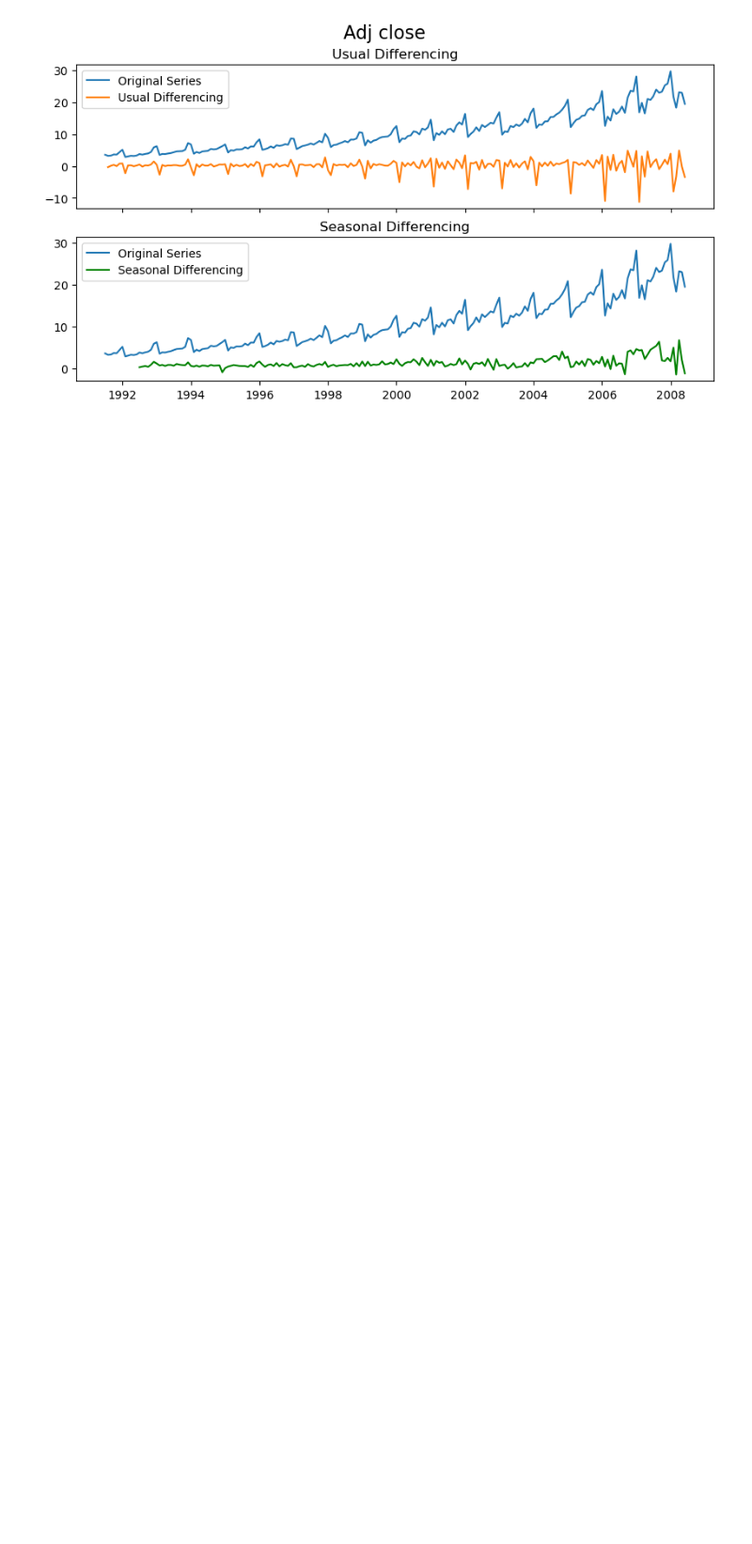
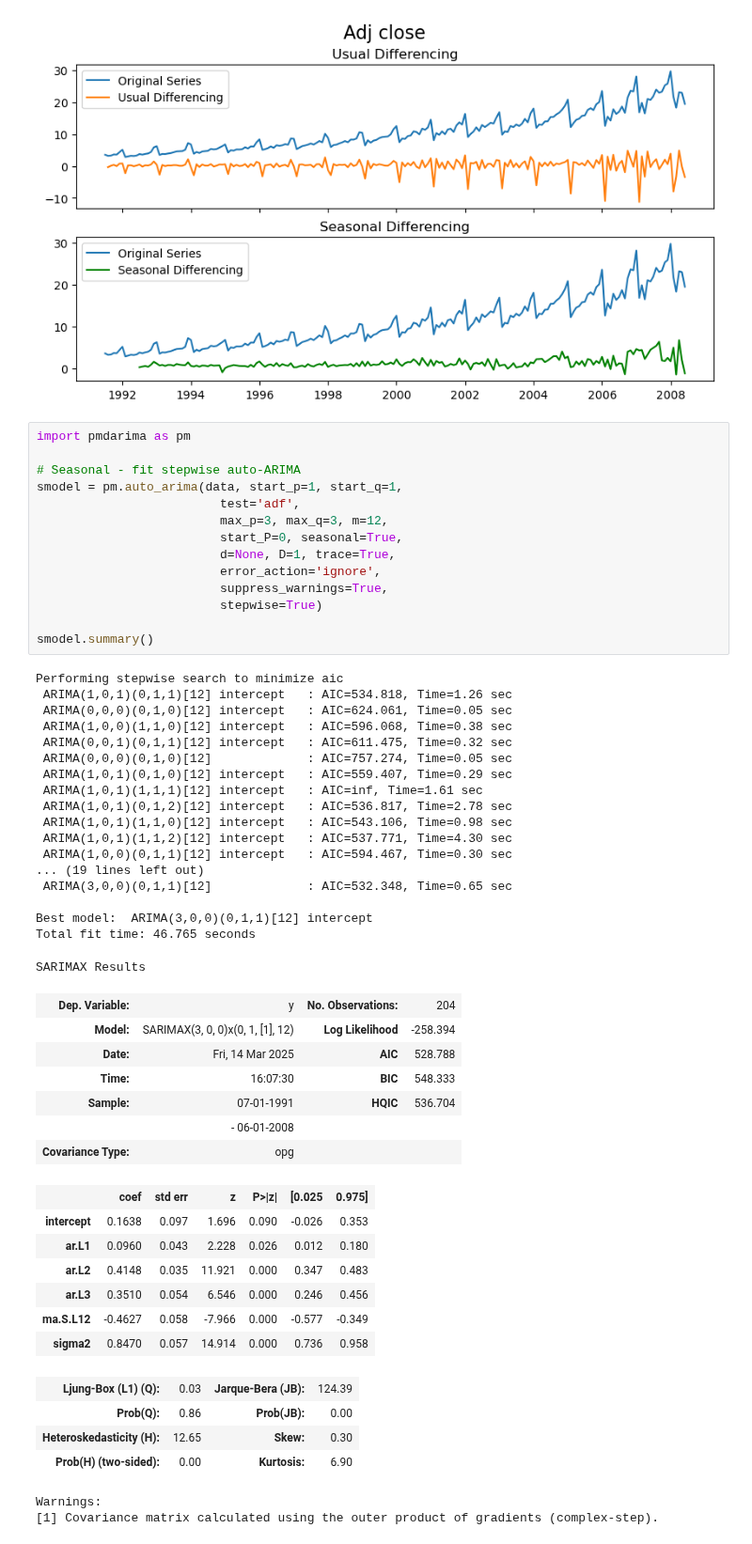
Before and after one commit to RINKURAPHY/Time-Series-analysis, a Jupyter notebook: ARIMA/ARIMA.ipynb, the cells around one changed output. Shown at 94% size. Drawn from its saved outputs; the diff is of its cells as text; blank space fills up the shorter version.

```diff
--- a/ARIMA/ARIMA.ipynb
+++ b/ARIMA/ARIMA.ipynb
@@ -337,3 +337,56 @@ plt.suptitle('Adj close', fontsize=16)
 plt.show()
 # %% [output]
 [figure]
+# %%
+import pmdarima as pm
+
+# Seasonal - fit stepwise auto-ARIMA
+smodel = pm.auto_arima(data, start_p=1, start_q=1,
+                         test='adf',
+                         max_p=3, max_q=3, m=12,
+                         start_P=0, seasonal=True,
+                         d=None, D=1, trace=True,
+                         error_action='ignore',
+                         suppress_warnings=True,
+                         stepwise=True)
+
+smodel.summary()
+# %% [output]
+Performing stepwise search to minimize aic
+ ARIMA(1,0,1)(0,1,1)[12] intercept   : AIC=534.818, Time=1.26 sec
+ ARIMA(0,0,0)(0,1,0)[12] intercept   : AIC=624.061, Time=0.05 sec
+ ARIMA(1,0,0)(1,1,0)[12] intercept   : AIC=596.068, Time=0.38 sec
+ ARIMA(0,0,1)(0,1,1)[12] intercept   : AIC=611.475, Time=0.32 sec
+ ARIMA(0,0,0)(0,1,0)[12]             : AIC=757.274, Time=0.05 sec
+ ARIMA(1,0,1)(0,1,0)[12] intercept   : AIC=559.407, Time=0.29 sec
+ ARIMA(1,0,1)(1,1,1)[12] intercept   : AIC=inf, Time=1.61 sec
+ ARIMA(1,0,1)(0,1,2)[12] intercept   : AIC=536.817, Time=2.78 sec
+ ARIMA(1,0,1)(1,1,0)[12] intercept   : AIC=543.106, Time=0.98 sec
+ ARIMA(1,0,1)(1,1,2)[12] intercept   : AIC=537.771, Time=4.30 sec
+ ARIMA(1,0,0)(0,1,1)[12] intercept   : AIC=594.467, Time=0.30 sec
+... (19 lines left out)
+ ARIMA(3,0,0)(0,1,1)[12]             : AIC=532.348, Time=0.65 sec
+
+Best model:  ARIMA(3,0,0)(0,1,1)[12] intercept
+Total fit time: 46.765 seconds
+SARIMAX Results
+| Dep. Variable: | y | No. Observations: | 204 |
+| Model: | SARIMAX(3, 0, 0)x(0, 1, [1], 12) | Log Likelihood | -258.394 |
+| Date: | Fri, 14 Mar 2025 | AIC | 528.788 |
+| Time: | 16:07:30 | BIC | 548.333 |
+| Sample: | 07-01-1991 | HQIC | 536.704 |
+|  | - 06-01-2008 |  |  |
+| Covariance Type: | opg |  |  |
+|  | coef | std err | z | P>|z| | [0.025 | 0.975] |
+| intercept | 0.1638 | 0.097 | 1.696 | 0.090 | -0.026 | 0.353 |
+| ar.L1 | 0.0960 | 0.043 | 2.228 | 0.026 | 0.012 | 0.180 |
+| ar.L2 | 0.4148 | 0.035 | 11.921 | 0.000 | 0.347 | 0.483 |
+| ar.L3 | 0.3510 | 0.054 | 6.546 | 0.000 | 0.246 | 0.456 |
+| ma.S.L12 | -0.4627 | 0.058 | -7.966 | 0.000 | -0.577 | -0.349 |
+| sigma2 | 0.8470 | 0.057 | 14.914 | 0.000 | 0.736 | 0.958 |
+| Ljung-Box (L1) (Q): | 0.03 | Jarque-Bera (JB): | 124.39 |
+| Prob(Q): | 0.86 | Prob(JB): | 0.00 |
+| Heteroskedasticity (H): | 12.65 | Skew: | 0.30 |
+| Prob(H) (two-sided): | 0.00 | Kurtosis: | 6.90 |
+Warnings:
+[1] Covariance matrix calculated using the outer product of gradients (complex-step).
```
